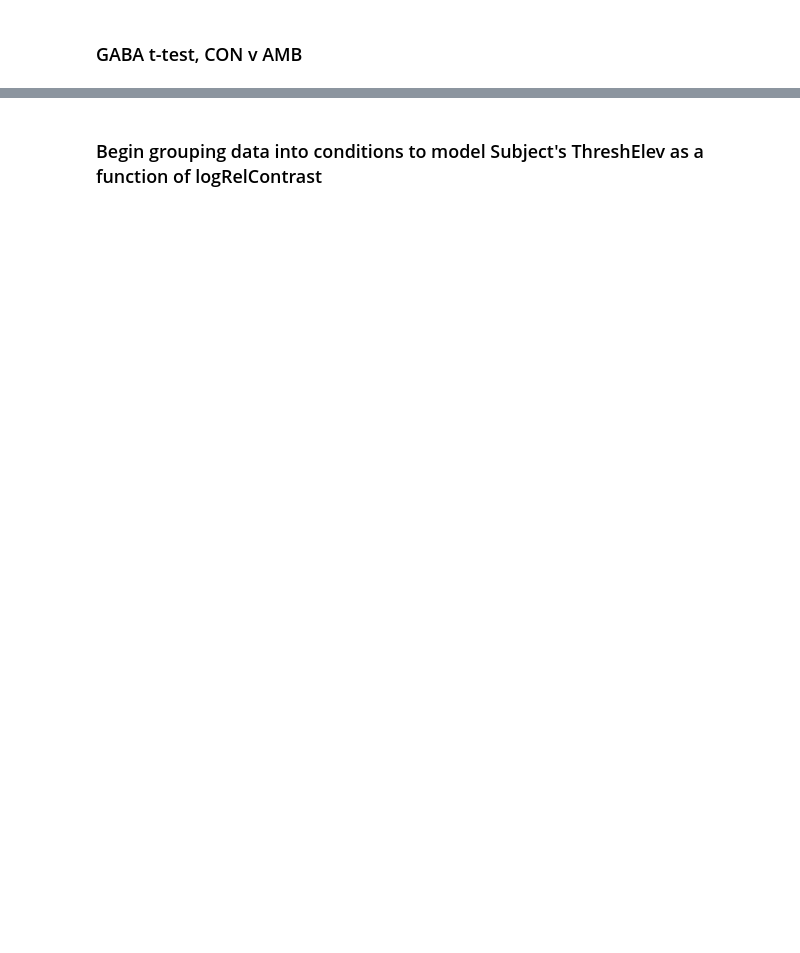
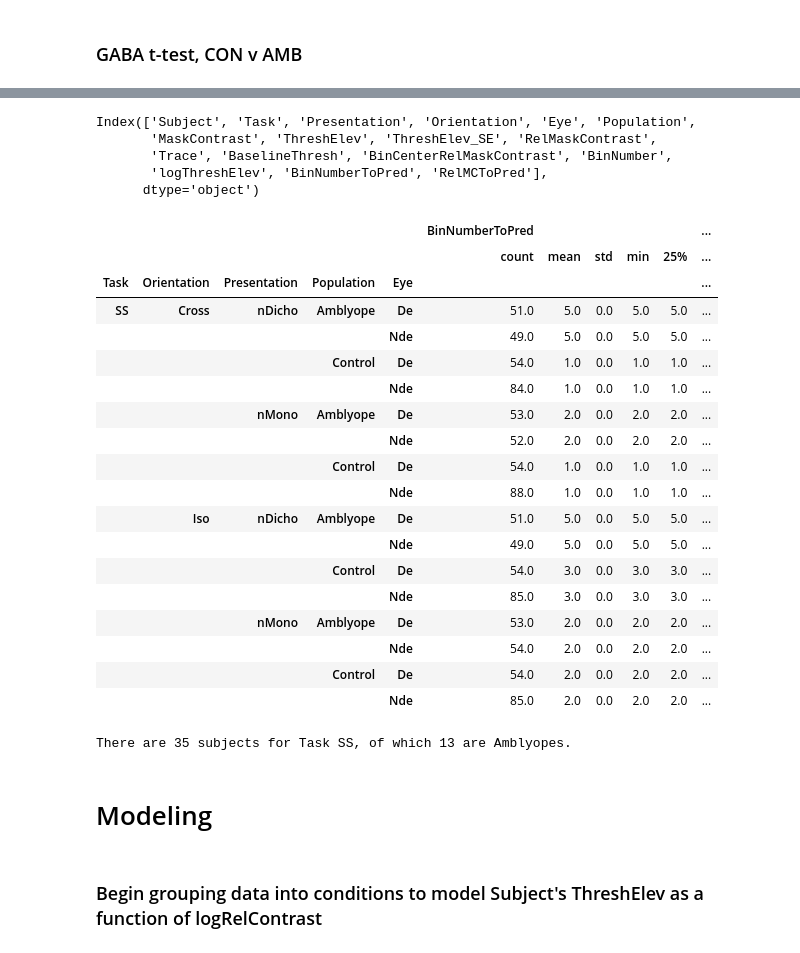
Before and after one commit to smerdis/mrs_amblyopia, a Jupyter notebook: Fitting Linear Model to Thresholds, then calculating distance from ThreshElev=1 (7-2018).ipynb, the cells around one changed output, grey strips where cells are left out. Cells and saved outputs as stored; diff of their text form; code cells hidden in the pictures; blank space fills up the shorter version.

```diff
--- a/Fitting Linear Model to Thresholds, then calculating distance from ThreshElev=1 (7-2018).ipynb
+++ b/Fitting Linear Model to Thresholds, then calculating distance from ThreshElev=1 (7-2018).ipynb
@@ -62,0 +90,4 @@ sdf = sdf[sdf['Task']==task]
+# %%
+gvars_test = ['Task','Orientation','Presentation','Population']
+# equal_var=False makes it Welch's t-test, which does not assume the grooups have equal variance
+df_to_model = utils.find_xvalue_to_predict(sdf, gvars_test, test_func=st.ttest_ind, equal_var=False)
@@ -63,3 +112,41 @@ sdf = sdf[sdf['Task']==task]
+# %%
+df_to_model.columns
+# %% [output]
+Index(['Subject', 'Task', 'Presentation', 'Orientation', 'Eye', 'Population',
+       'MaskContrast', 'ThreshElev', 'ThreshElev_SE', 'RelMaskContrast',
+       'Trace', 'BaselineThresh', 'BinCenterRelMaskContrast', 'BinNumber',
+       'logThreshElev', 'BinNumberToPred', 'RelMCToPred'],
+      dtype='object')
+# %%
+df_to_model.groupby(gvars_test + ["Eye"])[["BinNumberToPred", "RelMCToPred"]].describe()
+# %% [output]
+|  |  |  |  |  | BinNumberToPred |  |  |  |  | ... |
+|  |  |  |  |  | count | mean | std | min | 25% | ... |
+| Task | Orientation | Presentation | Population | Eye |  |  |  |  |  | ... |
+| SS | Cross | nDicho | Amblyope | De | 51.0 | 5.0 | 0.0 | 5.0 | 5.0 | ... |
+|  |  |  |  | Nde | 49.0 | 5.0 | 0.0 | 5.0 | 5.0 | ... |
+|  |  |  | Control | De | 54.0 | 1.0 | 0.0 | 1.0 | 1.0 | ... |
+|  |  |  |  | Nde | 84.0 | 1.0 | 0.0 | 1.0 | 1.0 | ... |
+|  |  | nMono | Amblyope | De | 53.0 | 2.0 | 0.0 | 2.0 | 2.0 | ... |
+|  |  |  |  | Nde | 52.0 | 2.0 | 0.0 | 2.0 | 2.0 | ... |
+|  |  |  | Control | De | 54.0 | 1.0 | 0.0 | 1.0 | 1.0 | ... |
+|  |  |  |  | Nde | 88.0 | 1.0 | 0.0 | 1.0 | 1.0 | ... |
+|  | Iso | nDicho | Amblyope | De | 51.0 | 5.0 | 0.0 | 5.0 | 5.0 | ... |
+|  |  |  |  | Nde | 49.0 | 5.0 | 0.0 | 5.0 | 5.0 | ... |
+|  |  |  | Control | De | 54.0 | 3.0 | 0.0 | 3.0 | 3.0 | ... |
+|  |  |  |  | Nde | 85.0 | 3.0 | 0.0 | 3.0 | 3.0 | ... |
+|  |  | nMono | Amblyope | De | 53.0 | 2.0 | 0.0 | 2.0 | 2.0 | ... |
+|  |  |  |  | Nde | 54.0 | 2.0 | 0.0 | 2.0 | 2.0 | ... |
+|  |  |  | Control | De | 54.0 | 2.0 | 0.0 | 2.0 | 2.0 | ... |
+|  |  |  |  | Nde | 85.0 | 2.0 | 0.0 | 2.0 | 2.0 | ... |
+# %%
+n_pp_subjs_thistask = len(np.unique(df_to_model.Subject))
+n_amb_subjs_thistask = len(np.unique((df_to_model[df_to_model['Population']=='Amblyope'])['Subject']))
+print(f"There are {n_pp_subjs_thistask} subjects for Task {task}, of which {n_amb_subjs_thistask} are Amblyopes.")
+# %% [output]
+There are 35 subjects for Task SS, of which 13 are Amblyopes.
+# %% [markdown]
+# Modeling
 # %% [markdown]
 ### Begin grouping data into conditions to model Subject's ThreshElev as a function of logRelContrast #
 # %%
```
Also changed, not shown: parts of 79 cells of this notebook, 2 other files.
